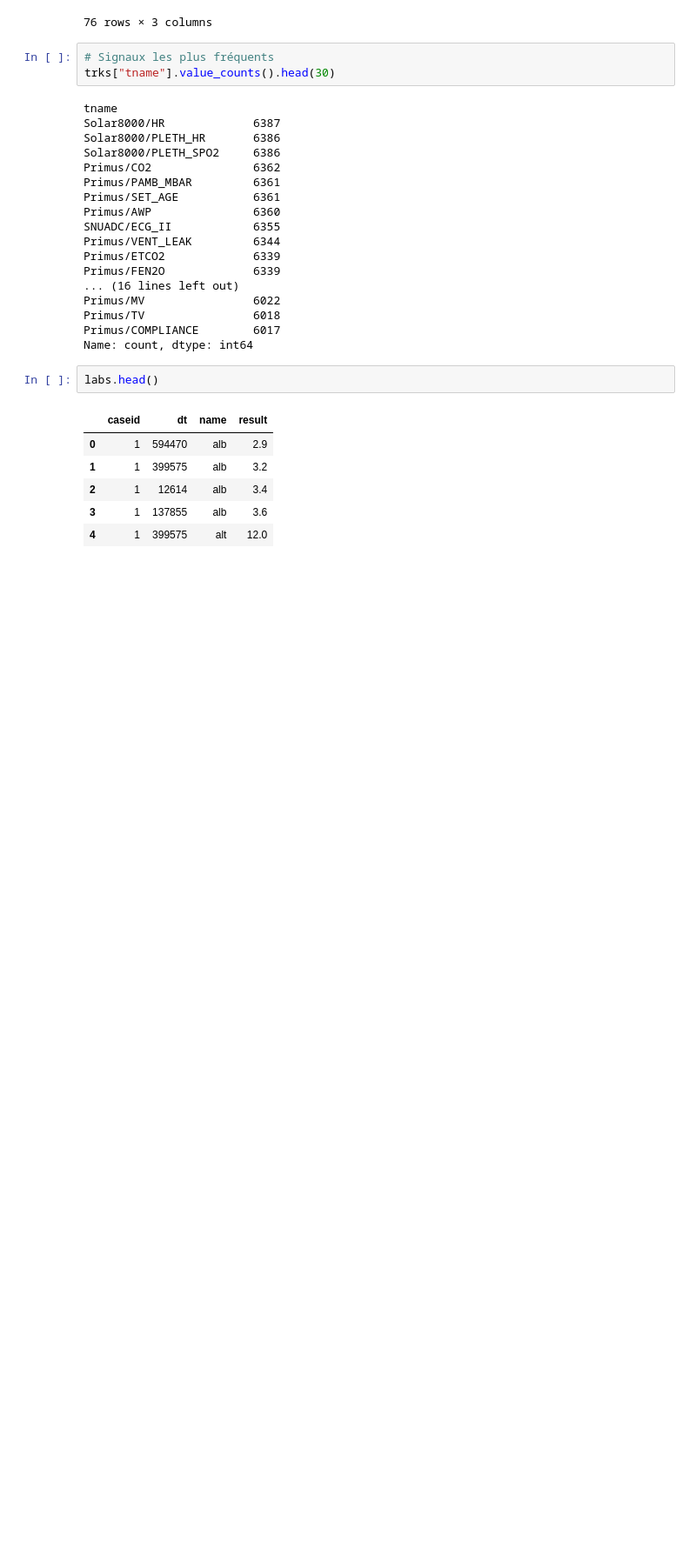
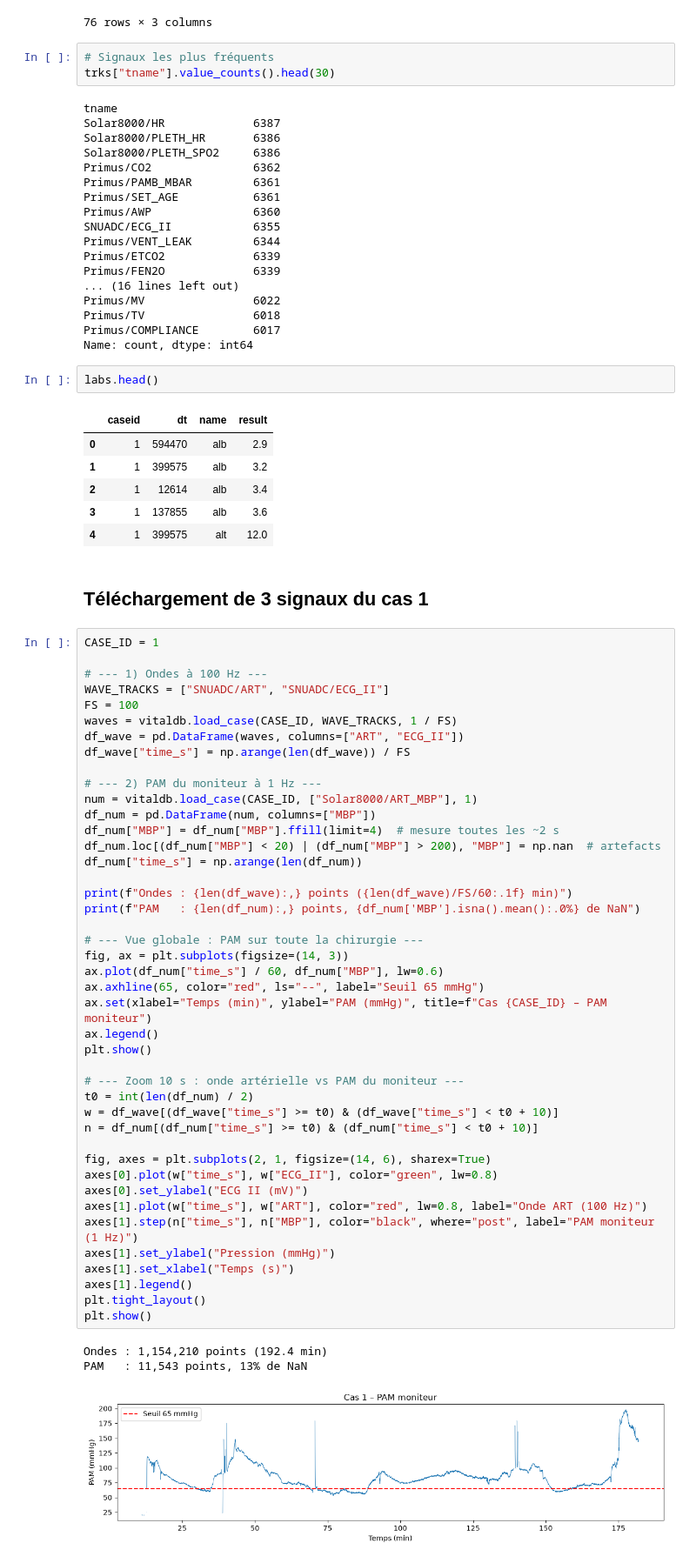
Before and after one commit to nicolas-sales/anesthesia_copilot, a Jupyter notebook: notebooks/research.ipynb, the cells around one changed output. Shown at 87% size. Cells and saved outputs as stored; diff of their text form; blank space fills up the shorter version.

```diff
--- a/notebooks/research.ipynb
+++ b/notebooks/research.ipynb
@@ -246,3 +274,52 @@ labs.head()
 | 2 | 1 | 12614 | alb | 3.4 |
 | 3 | 1 | 137855 | alb | 3.6 |
 | 4 | 1 | 399575 | alt | 12.0 |
+# %% [markdown]
+## Téléchargement de 3 signaux du cas 1
+# %%
+CASE_ID = 1
+
+# --- 1) Ondes à 100 Hz ---
+WAVE_TRACKS = ["SNUADC/ART", "SNUADC/ECG_II"]
+FS = 100
+waves = vitaldb.load_case(CASE_ID, WAVE_TRACKS, 1 / FS)
+df_wave = pd.DataFrame(waves, columns=["ART", "ECG_II"])
+df_wave["time_s"] = np.arange(len(df_wave)) / FS
+
+# --- 2) PAM du moniteur à 1 Hz ---
+num = vitaldb.load_case(CASE_ID, ["Solar8000/ART_MBP"], 1)
+df_num = pd.DataFrame(num, columns=["MBP"])
+df_num["MBP"] = df_num["MBP"].ffill(limit=4)  # mesure toutes les ~2 s
+df_num.loc[(df_num["MBP"] < 20) | (df_num["MBP"] > 200), "MBP"] = np.nan  # artefacts
+df_num["time_s"] = np.arange(len(df_num))
+
+print(f"Ondes : {len(df_wave):,} points ({len(df_wave)/FS/60:.1f} min)")
+print(f"PAM   : {len(df_num):,} points, {df_num['MBP'].isna().mean():.0%} de NaN")
+
+# --- Vue globale : PAM sur toute la chirurgie ---
+fig, ax = plt.subplots(figsize=(14, 3))
+ax.plot(df_num["time_s"] / 60, df_num["MBP"], lw=0.6)
+ax.axhline(65, color="red", ls="--", label="Seuil 65 mmHg")
+ax.set(xlabel="Temps (min)", ylabel="PAM (mmHg)", title=f"Cas {CASE_ID} – PAM moniteur")
+ax.legend()
+plt.show()
+
+# --- Zoom 10 s : onde artérielle vs PAM du moniteur ---
+t0 = int(len(df_num) / 2)
+w = df_wave[(df_wave["time_s"] >= t0) & (df_wave["time_s"] < t0 + 10)]
+n = df_num[(df_num["time_s"] >= t0) & (df_num["time_s"] < t0 + 10)]
+
+fig, axes = plt.subplots(2, 1, figsize=(14, 6), sharex=True)
+axes[0].plot(w["time_s"], w["ECG_II"], color="green", lw=0.8)
+axes[0].set_ylabel("ECG II (mV)")
+axes[1].plot(w["time_s"], w["ART"], color="red", lw=0.8, label="Onde ART (100 Hz)")
+axes[1].step(n["time_s"], n["MBP"], color="black", where="post", label="PAM moniteur (1 Hz)")
+axes[1].set_ylabel("Pression (mmHg)")
+axes[1].set_xlabel("Temps (s)")
+axes[1].legend()
+plt.tight_layout()
+plt.show()
+# %% [output]
+Ondes : 1,154,210 points (192.4 min)
+PAM   : 11,543 points, 13% de NaN
+[figure, added]
```
Also changed, not shown: parts of 11 cells of this notebook, 3 other files.
